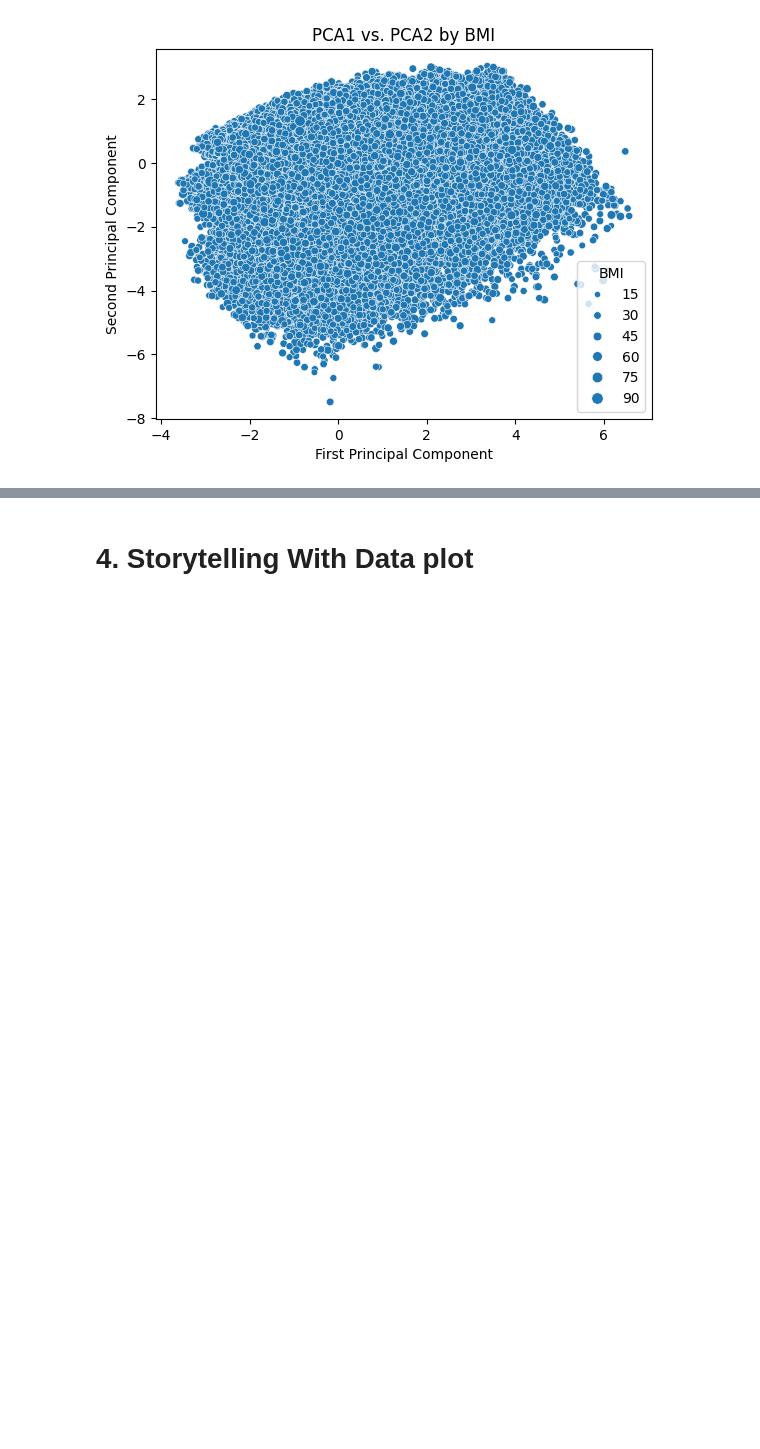
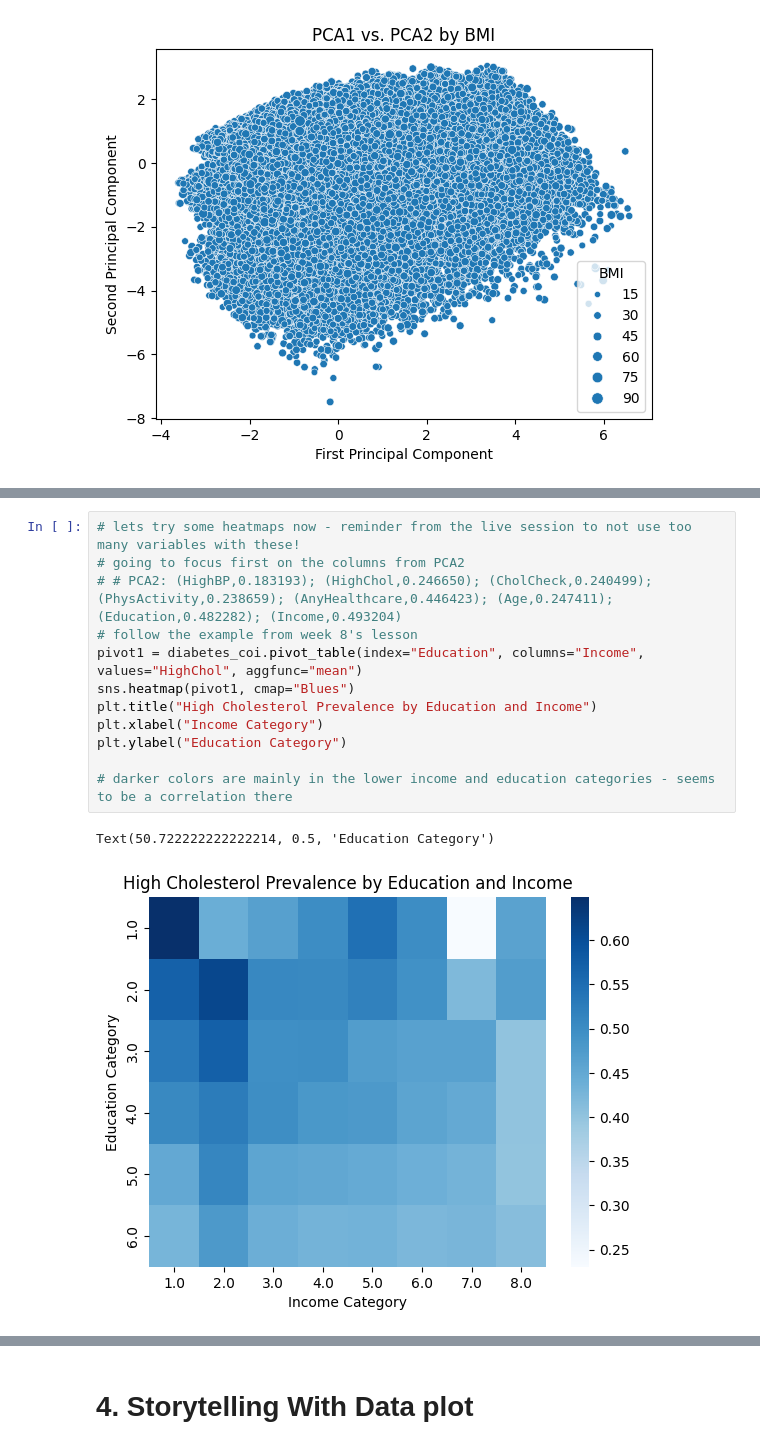
Before and after one commit to beckaa-l/OMDS-ModB2-Week9-Lee-Becka, a Jupyter notebook: Week9.ipynb, the cells around one changed output, grey strips where cells are left out. Saved outputs shown, nothing was run; the diff lists cells and outputs as text; blank space fills up the shorter version.

Commit message:
heatmaps!

```diff
--- a/Week9.ipynb
+++ b/Week9.ipynb
@@ -430,3 +434,18 @@ bubble_pca2.set_title("PCA2 vs. Income by Education")
 # %% [output]
 Text(0.5, 1.0, 'PCA2 vs. Income by Education')
 [figure]
+# %%
+# lets try some heatmaps now - reminder from the live session to not use too many variables with these!
+# going to focus first on the columns from PCA2
+# # PCA2: (HighBP,0.183193); (HighChol,0.246650); (CholCheck,0.240499); (PhysActivity,0.238659); (AnyHealthcare,0.446423); (Age,0.247411); (Education,0.482282); (Income,0.493204)
+# follow the example from week 8's lesson
+pivot1 = diabetes_coi.pivot_table(index="Education", columns="Income", values="HighChol", aggfunc="mean")
+sns.heatmap(pivot1, cmap="Blues")
+plt.title("High Cholesterol Prevalence by Education and Income")
+plt.xlabel("Income Category")
+plt.ylabel("Education Category")
+
+# darker colors are mainly in the lower income and education categories - seems to be a correlation there
+# %% [output]
+Text(50.722222222222214, 0.5, 'Education Category')
+[figure, added]
```
Also changed, not shown: parts of 3 cells of this notebook.
